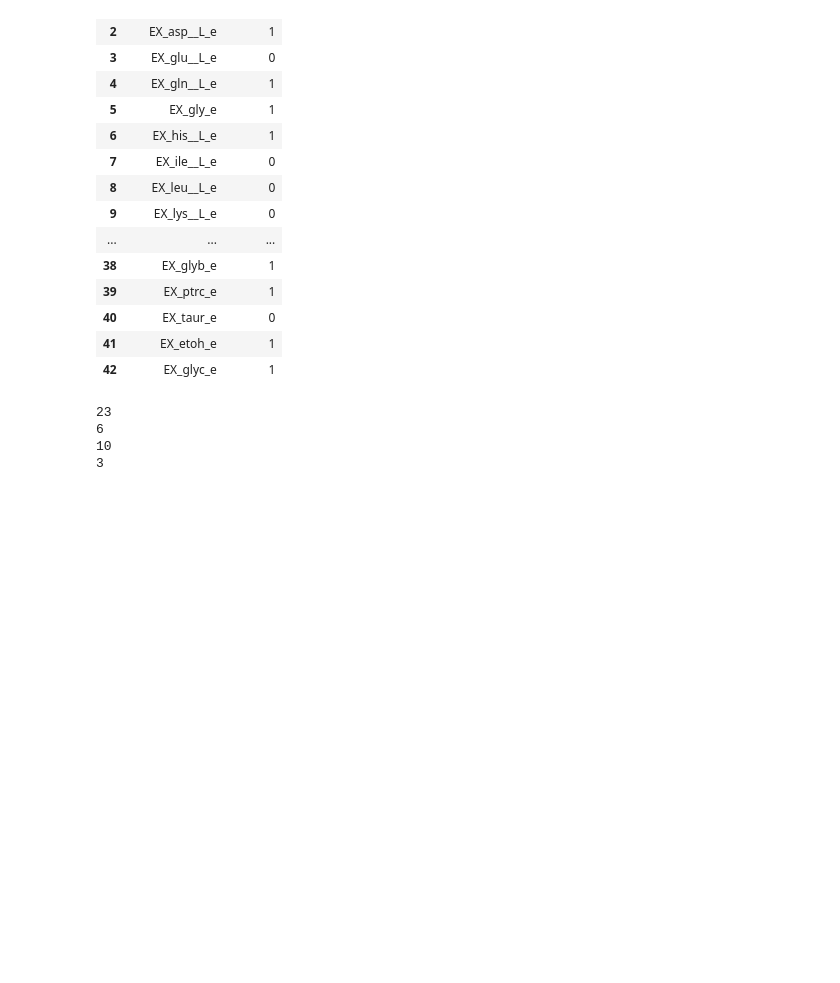
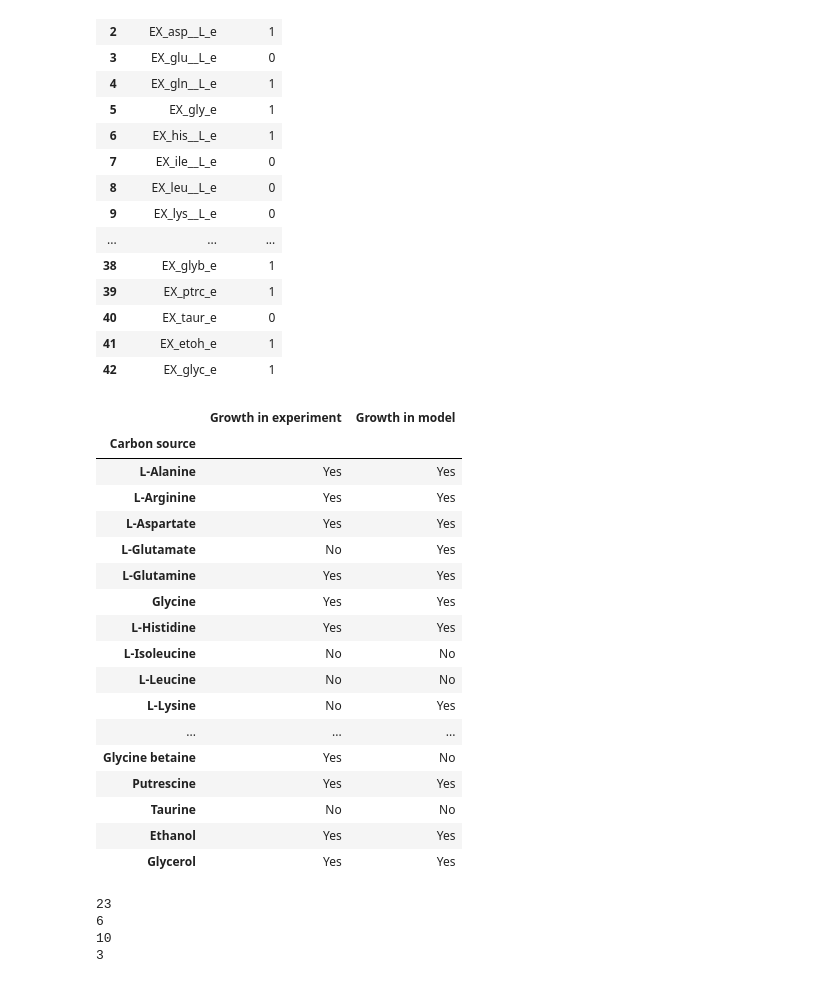
Before and after one commit to 27410/27410-2020-group-project-group11_-roseobacter, a Jupyter notebook: ModelValidationGrowthExp.ipynb, the cells around one changed output. Cells and saved outputs as stored; diff of their text form; code cells hidden in the pictures; blank space fills up the shorter version.

```diff
--- a/ModelValidationGrowthExp.ipynb
+++ b/ModelValidationGrowthExp.ipynb
@@ -245,3 +245,39 @@ csourcegrowthexp
 | 40 | EX_taur_e | 0 |
 | 41 | EX_etoh_e | 1 |
 | 42 | EX_glyc_e | 1 |
+# %%
+for i in range(len(growthexp)):
+    if growthexp[i] == 1:
+        growthexp[i] = 'Yes'
+    if growthexp[i] == 0:
+        growthexp[i] = 'No'
+    if growthmodel[i] == 1:
+        growthmodel[i] = 'Yes'
+    if growthmodel[i] == 0:
+        growthmodel[i] = 'No'
+for i in range(len(newcsources)):
+    reaction = newcsources[i]
+    meta = model.reactions.get_by_id(reaction).reactants[0]
+    newcsources[i] = meta.name
+growthcsources = pd.DataFrame({'Carbon source': newcsources, 'Growth in experiment': growthexp, 'Growth in model':growthmodel})
+growthcsources.set_index('Carbon source', inplace=True)
+growthcsources
+# %% [output]
+|  | Growth in experiment | Growth in model |
+| Carbon source |  |  |
+| L-Alanine | Yes | Yes |
+| L-Arginine | Yes | Yes |
+| L-Aspartate | Yes | Yes |
+| L-Glutamate | No | Yes |
+| L-Glutamine | Yes | Yes |
+| Glycine | Yes | Yes |
+| L-Histidine | Yes | Yes |
+| L-Isoleucine | No | No |
+| L-Leucine | No | No |
+| L-Lysine | No | Yes |
+| ... | ... | ... |
+| Glycine betaine | Yes | No |
+| Putrescine | Yes | Yes |
+| Taurine | No | No |
+| Ethanol | Yes | Yes |
+| Glycerol | Yes | Yes |
```
Also changed, not shown: parts of 1 cell of this notebook, 2 other files.
